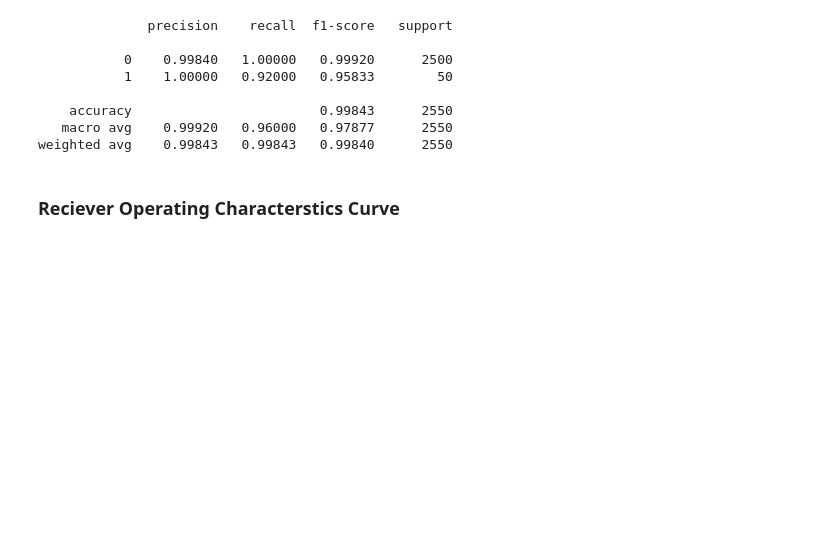
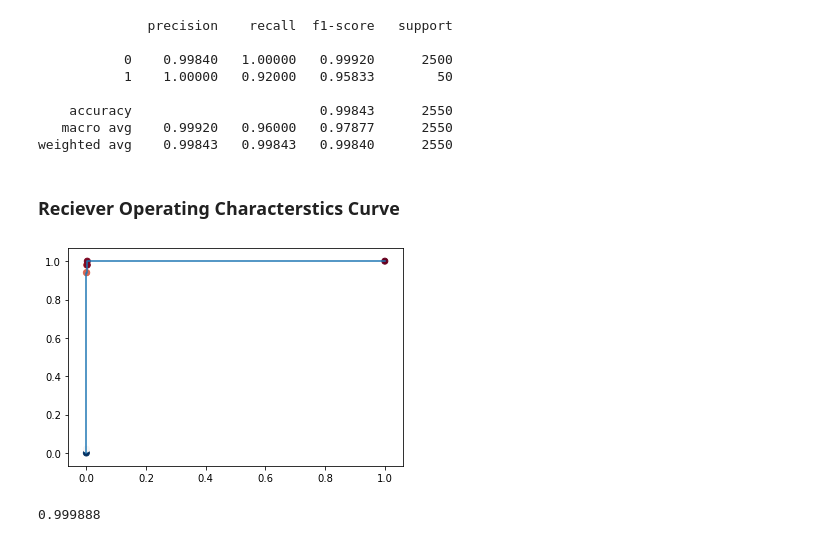
Before and after one commit to manupillai308/CB-LV-DS-Feb21, a Jupyter notebook: DS/Session 28/imbalanced_data.ipynb, the cells around one changed output. Drawn from its saved outputs; the diff is of its cells as text; code cells hidden in the pictures; blank space fills up the shorter version.

```diff
--- a/DS/Session 28/imbalanced_data.ipynb
+++ b/DS/Session 28/imbalanced_data.ipynb
@@ -81,3 +81,15 @@ weighted avg    0.99843   0.99843   0.99840      2550
 ### Reciever Operating Characterstics Curve
 # %%
 from sklearn.metrics import roc_curve, roc_auc_score
+# %%
+fpr, tpr, thresholds = roc_curve(y_score=model.predict_proba(X_imbalanced)[:, 1], y_true=y_imbalanced)
+# %%
+plt.plot(fpr, tpr)
+plt.scatter(fpr, tpr, c=thresholds, cmap=plt.cm.RdBu)
+plt.show()
+# %% [output]
+[figure, added]
+# %%
+roc_auc_score(y_score=model.predict_proba(X_imbalanced)[:, 1], y_true=y_imbalanced)
+# %% [output]
+0.999888
```
Also changed, not shown: 1 other file.
